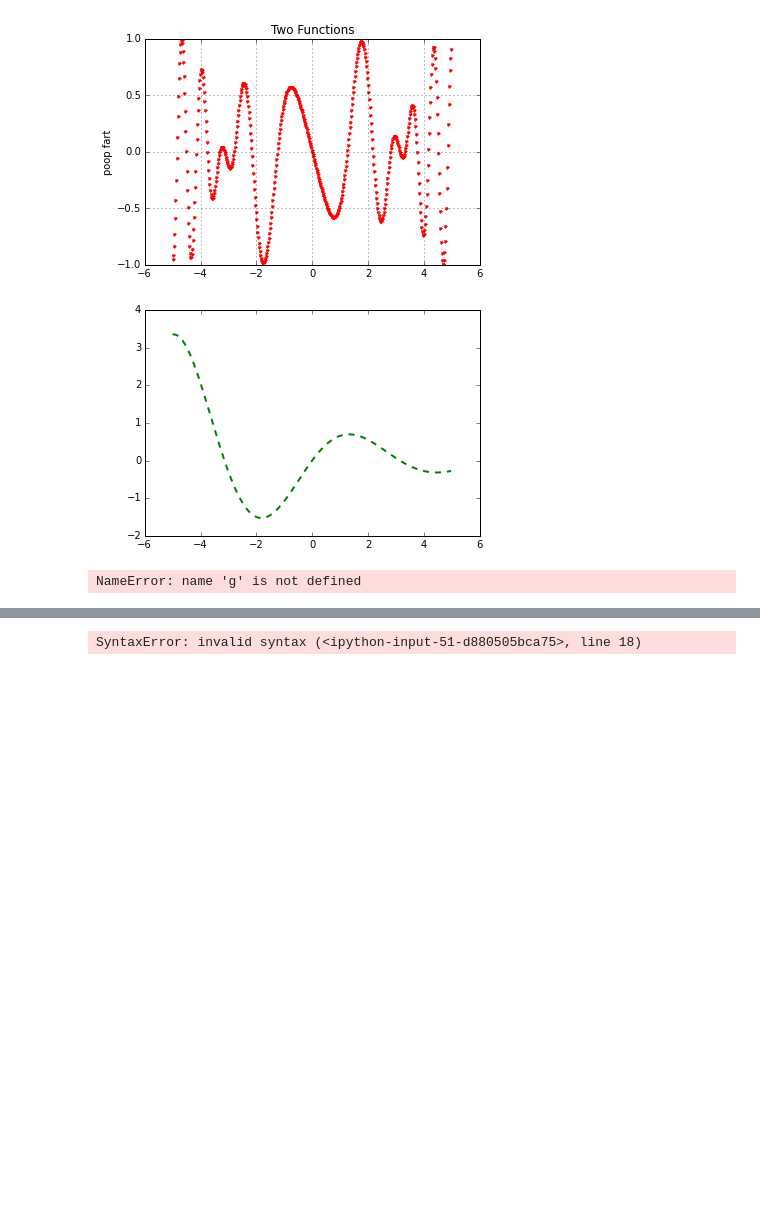
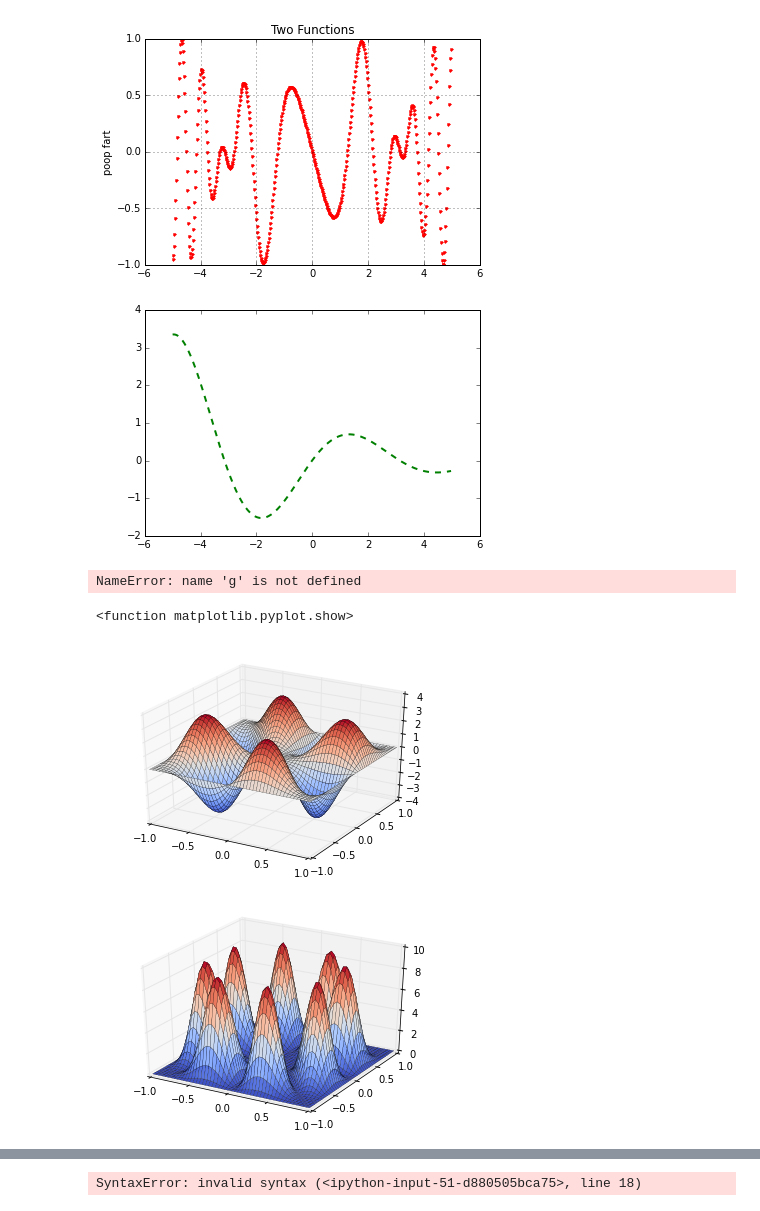
Before and after one commit to compphys-jvbaca/comp-phys, a Jupyter notebook: comp-phys-wk4.ipynb, the cells around one changed output, grey strips where cells are left out. Saved outputs shown, nothing was run; the diff lists cells and outputs as text; code cells hidden in the pictures; blank space fills up the shorter version.

```diff
--- a/comp-phys-wk4.ipynb
+++ b/comp-phys-wk4.ipynb
@@ -210,6 +210,50 @@ ax.plot_surface(xv,yv,z, rstride = 1, cstride = 1, cmap=cm.coolwarm, linewidth =
 plt.show
 # %% [output]
 NameError: name 'g' is not defined
+# %%
+
+from pylab import *
+import numpy as np
+%matplotlib inline
+from mpl_toolkits.mplot3d import axes3d
+import matplotlib.pyplot as plt
+from matplotlib import cm #color map
+
+import numpy as np
+import numpy as np
+import pdb
+import argparse
+
+
+def antisym(x1, x2, n1 = 1, n2 = 2, a = 1.0):
+	psi1 = (2/a)*(np.sin((n1*np.pi*x1)/a)*np.sin((n2*np.pi*x2)/a))
+	psi2 = (2/a)*(np.sin((n1*np.pi*x2)/a)*np.sin((n2*np.pi*x1)/a))
+	psi = psi1 - psi2
+	prob = np.abs(psi)**2
+	return psi, prob
+
+#parser = argparse.ArgumentParser()
+#parser.add_argument('-x1', type = int)
+#parser.add_argument('-x2', type = int)
+#args = parser.parse_args()
+
+fig = plt.figure()
+fig2 = plt.figure()
+ax = fig.add_subplot(111, projection='3d')
+ay = fig2.add_subplot(111, projection='3d')
+
+x1 = x2 = np.linspace(-1,1,50)
+xv, yv  = np.meshgrid(x1,x2)
+z,z2 = antisym(xv,yv) #args.
+ax.plot_surface(xv,yv,z, rstride = 1, cstride = 1, cmap=cm.coolwarm, linewidth = 0.2)
+ay.plot_surface(xv,yv,z2, rstride = 1, cstride = 1, cmap=cm.coolwarm, linewidth = 0.2)
+
+
+plt.show
+# %% [output]
+<function matplotlib.pyplot.show>
+[figure, added]
+[figure, added]
 # %%
 #f(x,y,R,a,b) = ax^2+by^2-R^2, a,b,R are keyword args
 
```
Also changed, not shown: parts of 1 cell of this notebook, 2 other files.
